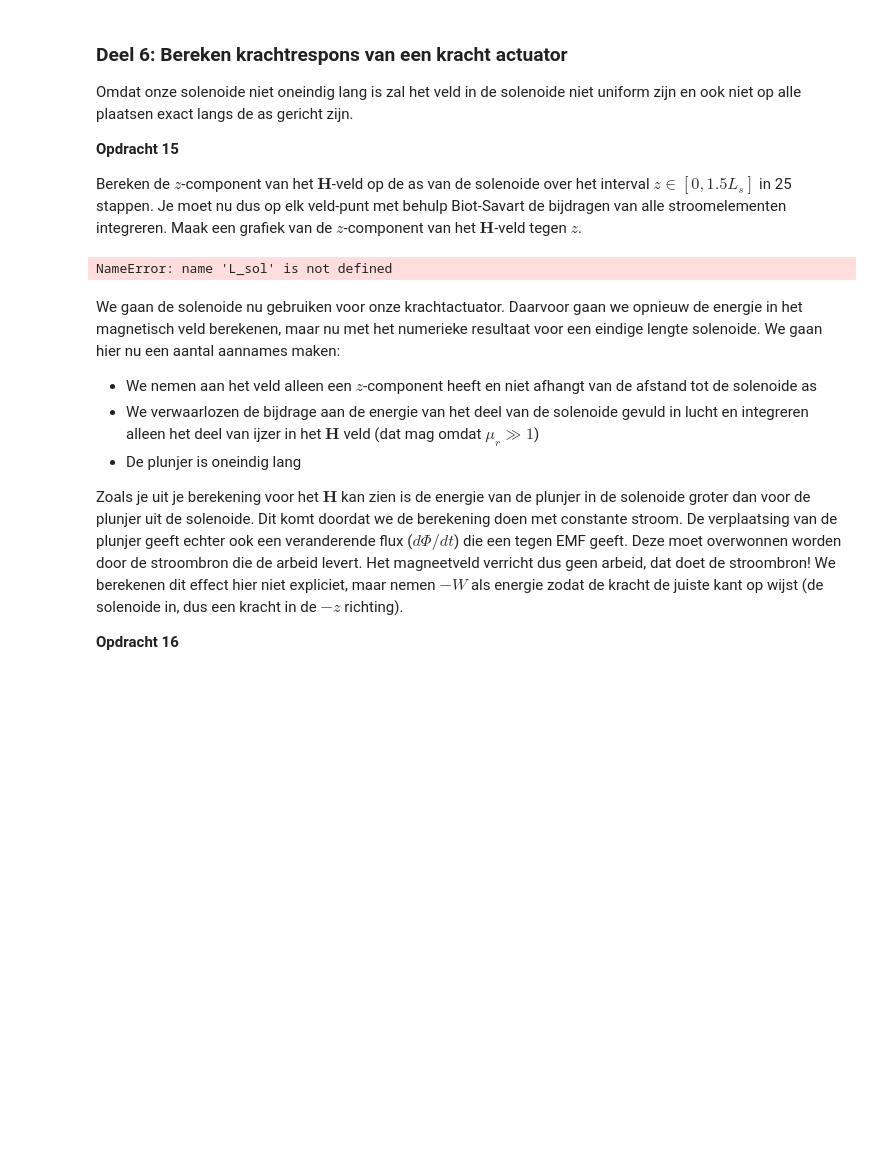
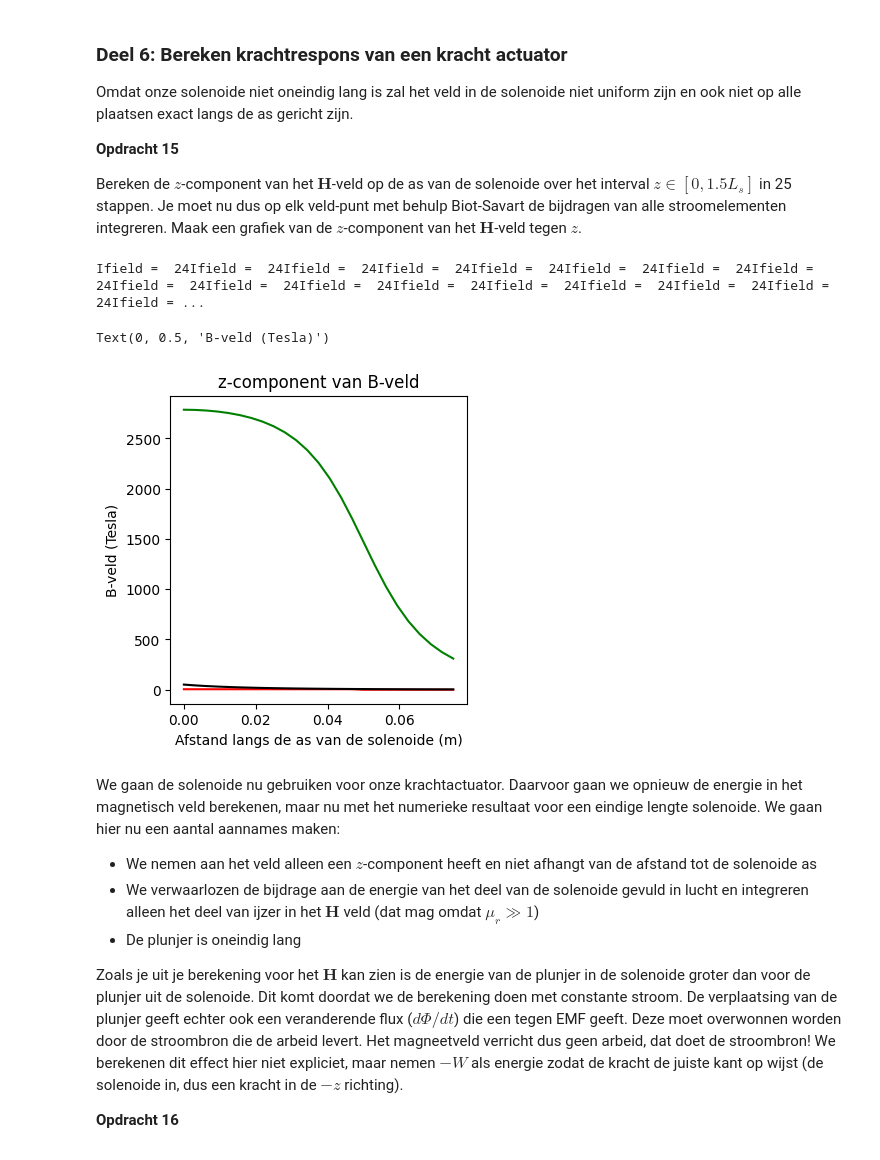
Before and after one commit to lwilt-dot/opdrachten-DEF-D, a Jupyter notebook: 2KrachtactuatorOpdracht/KrachtactuatorOpdracht.ipynb, the cells around one changed output. Saved outputs shown, nothing was run; the diff lists cells and outputs as text; code cells hidden in the pictures; blank space fills up the shorter version.

```diff
--- a/2KrachtactuatorOpdracht/KrachtactuatorOpdracht.ipynb
+++ b/2KrachtactuatorOpdracht/KrachtactuatorOpdracht.ipynb
@@ -478,35 +585,46 @@ Bereken de $z$-component van het $\mathbf{H}$-veld op de as van de solenoide ove
 # %%
 n_ax=25
 z_ax=np.linspace(0, 1.5*L_sol/2, n_ax)
 H_ax=np.zeros((n_ax,1))
+aantal_omwent = 50
+r_draad = np.vstack((x, y, z)).T
+dl_draad = np.diff(r_draad, axis=0)
+r_draad = r_draad[:-1]
+N = 10000
 
 for i_field in range(n_ax):
     print(f"\rIfield =  {i_field}", end="") # Print welk element van het veld nu berekend wordt.
-    # Bepaal de field coordinate
+    r_field = np.array([0, 0, z_ax[i_field]]) # Bepaal de field coordinate
     Hsimulated=np.array([0,0,0], dtype='float64')
     for i_source in np.arange(1, N):
         # Bepaal dl en r_source en gebruik
-        Hsimulated += field_current_element(r_field, r_source, dl)
+        r_source = r_draad[i_source]
+        dl = dl_draad[i_source]
+
+        r = r_field - r_source
+        Hsimulated += field_current_element(r, dl)
         print(f"Ifield =  {i_field}", end="")
 
     # selecting the z-component
     H_ax[i_field,0]=Hsimulated[2]
 
 H_veld_ideaal=analytical_answer*np.ones(n_ax)*(1.0*(z_ax < L_sol/2))
 
 # dit is nog een aardige analytische uitdrukking die je kan uitrekenen voor de z-component op de as van een solenoide met eindige lengte
 H_veld_analytisch=(aantal_omwent*I/L_sol/2)*((L_sol/2-z_ax)/np.sqrt((z_ax- L_sol/2)**2 + r_sol**2)+(L_sol/2+z_ax)/np.sqrt((z_ax+ L_sol/2)**2 + r_sol**2))
 
 plt.figure(figsize=[13,4])
 plt.subplot(131)
 plt.title('z-component van B-veld')
 plt.plot(z_ax, H_veld_ideaal, '-r', label='ideaal')
 plt.plot(z_ax, H_veld_analytisch, '-g', label='analytisch')
 plt.plot(z_ax, H_ax, '-k', label='simulatie')
 plt.xlabel('Afstand langs de as van de solenoide (m)')
 plt.ylabel('B-veld (Tesla)')
 # %% [output]
-NameError: name 'L_sol' is not defined
+Ifield =  24Ifield =  24Ifield =  24Ifield =  24Ifield =  24Ifield =  24Ifield =  24Ifield =  24Ifield =  24Ifield =  24Ifield =  24Ifield =  24Ifield =  24Ifield =  24Ifield =  24Ifield =  24Ifield = ...
+Text(0, 0.5, 'B-veld (Tesla)')
+[figure, added]
 # %% [markdown]
 We gaan de solenoide nu gebruiken voor onze krachtactuator. Daarvoor gaan we opnieuw de energie in het magnetisch veld berekenen, maar nu met het numerieke resultaat voor een eindige lengte solenoide. We gaan hier nu een aantal aannames maken:
 * We nemen aan het veld alleen een $z$-component heeft en niet afhangt van de afstand tot de solenoide as
```
Also changed, not shown: parts of 7 cells of this notebook.
